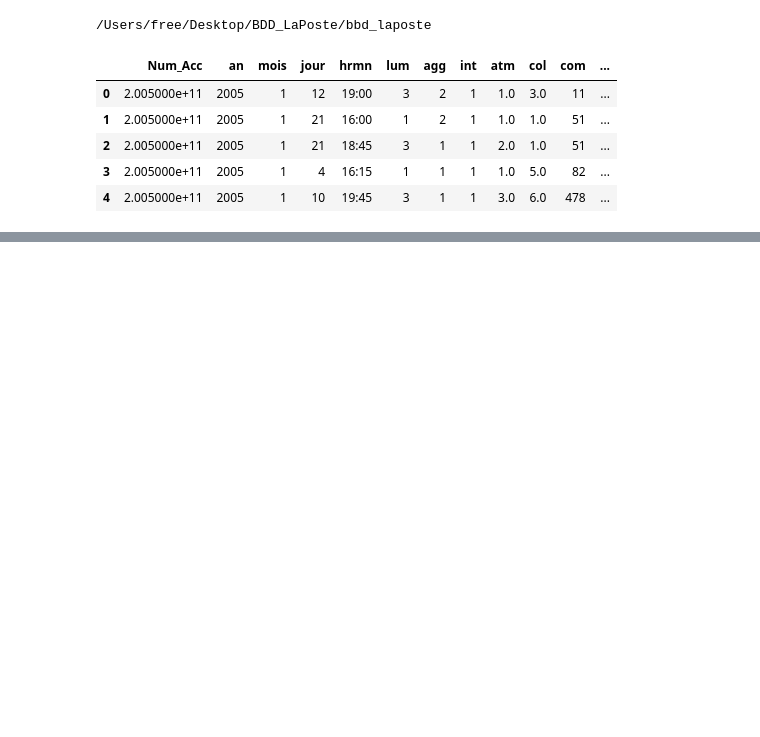
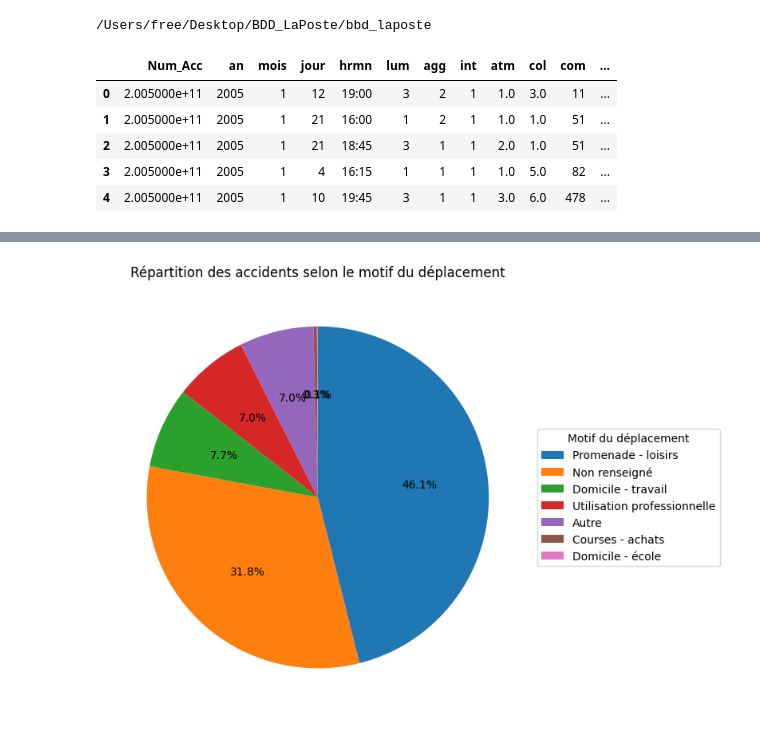
Before and after one commit to Jean-AlbertSchool/bbd_laposte, a Jupyter notebook: Data_analyse/Data_Aurelien/Load.ipynb, the cells around one changed output, grey strips where cells are left out. Saved outputs shown, nothing was run; the diff lists cells and outputs as text; code cells hidden in the pictures; blank space fills up the shorter version.

```diff
--- a/Data_analyse/Data_Aurelien/Load.ipynb
+++ b/Data_analyse/Data_Aurelien/Load.ipynb
@@ -38,0 +50,40 @@ memory usage: 178.5+ MB
+# %%
+# Mapper les codes vers des libellés lisibles
+trajet_labels = {
+    -1: "Non renseigné",
+    0: "Non renseigné",
+    1: "Domicile - travail",
+    2: "Domicile - école",
+    3: "Courses - achats",
+    4: "Utilisation professionnelle",
+    5: "Promenade - loisirs",
+    9: "Autre"
+}
+df["trajet"] = df["trajet"].map(trajet_labels)
+
+# Compter les occurrences de chaque motif
+trajet_counts = df["trajet"].value_counts()
+# %%
+# Tracer un diagramme circulaire
+plt.figure(figsize=(8,8))
+wedges, texts, autotexts = plt.pie(
+    trajet_counts,
+    autopct="%1.1f%%",
+    startangle=90,
+    counterclock=False
+)
+
+# Ajouter la légende à droite
+plt.legend(
+    wedges,
+    trajet_counts.index,
+    title="Motif du déplacement",
+    loc="center left",
+    bbox_to_anchor=(1, 0, 0.5, 1)
+)
+
+plt.title("Répartition des accidents selon le motif du déplacement")
+plt.tight_layout()
+plt.show()
+# %% [output]
+[figure, added]
```
Also changed, not shown: parts of 14 cells of this notebook, 1 other file.
